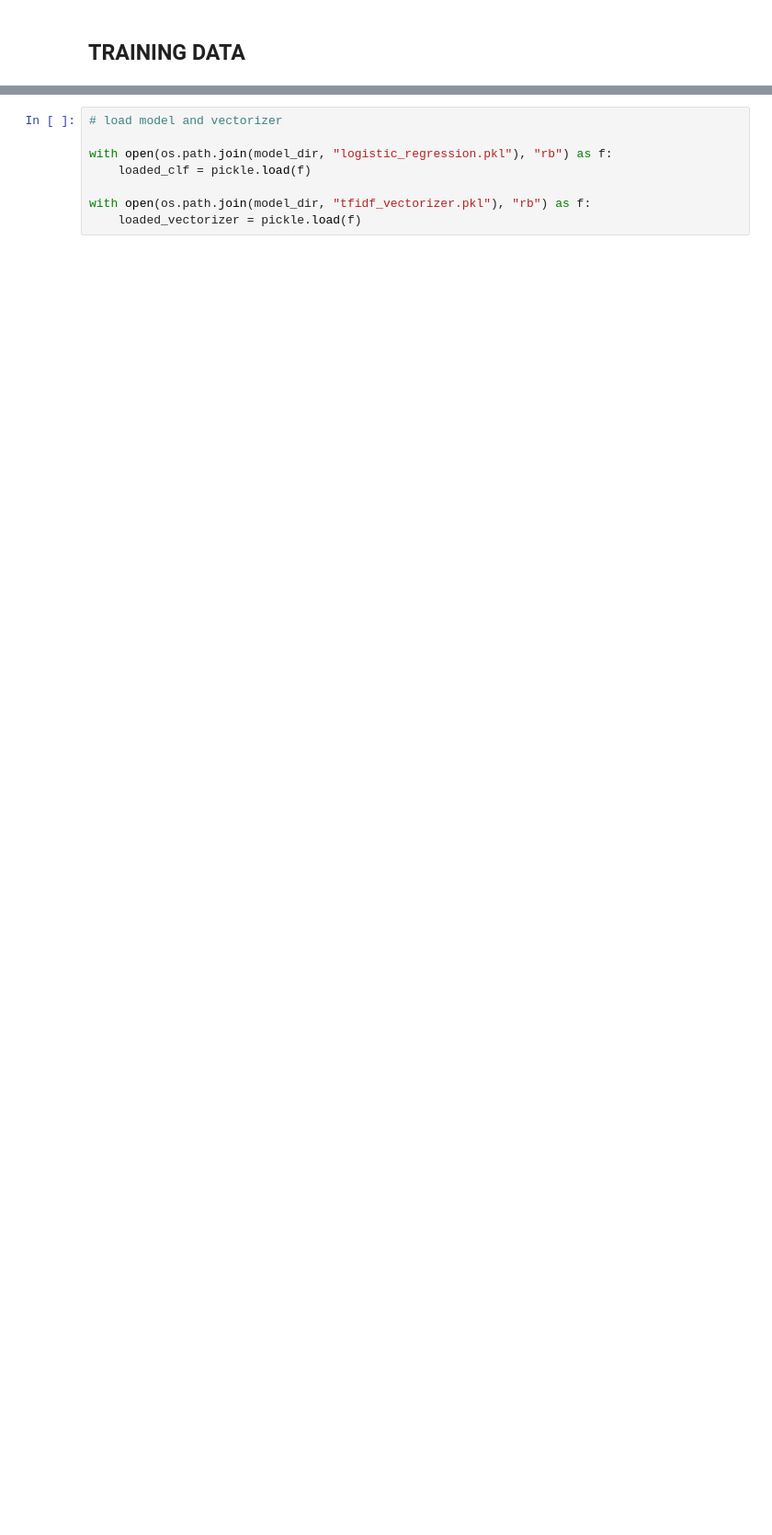
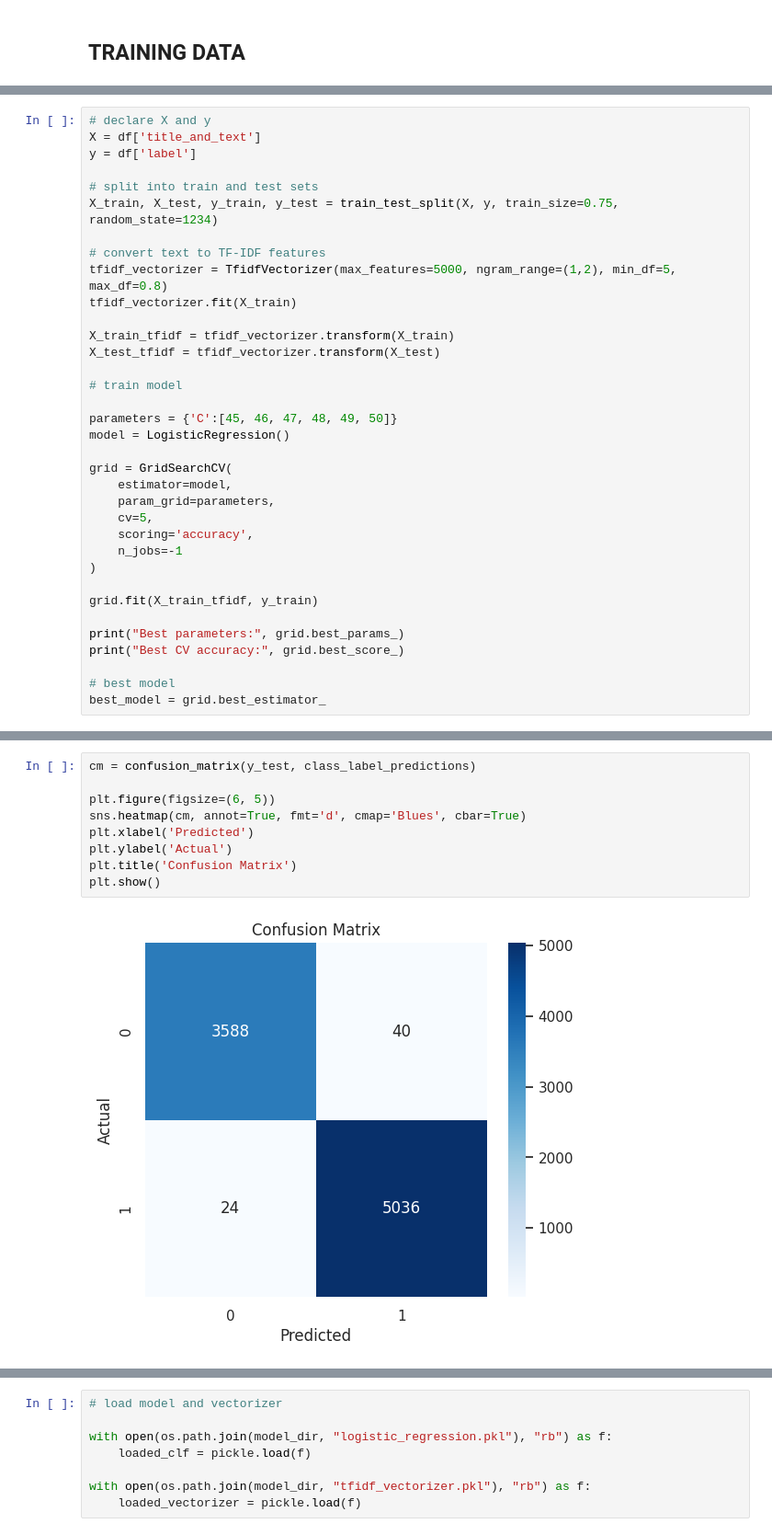
Before and after one commit to Accenture-AI-Studio/fake-news, a Jupyter notebook: Logistic_Regression_Model.ipynb, the cells around one changed output, grey strips where cells are left out. Shown: that part at 92% size. Drawn from its saved outputs; the diff is of its cells as text; blank space fills up the shorter version.

```diff
--- a/Logistic_Regression_Model.ipynb
+++ b/Logistic_Regression_Model.ipynb
@@ -438,0 +348,35 @@ ROC AUC: 0.9971
+# %%
+# declare X and y
+X = df['title_and_text']
+y = df['label']
+
+# split into train and test sets
+X_train, X_test, y_train, y_test = train_test_split(X, y, train_size=0.75, random_state=1234)
+
+# convert text to TF-IDF features
+tfidf_vectorizer = TfidfVectorizer(max_features=5000, ngram_range=(1,2), min_df=5, max_df=0.8)
+tfidf_vectorizer.fit(X_train)
+
+X_train_tfidf = tfidf_vectorizer.transform(X_train)
+X_test_tfidf = tfidf_vectorizer.transform(X_test)
+
+# train model
+
+parameters = {'C':[45, 46, 47, 48, 49, 50]}
+model = LogisticRegression()
+
+grid = GridSearchCV(
+    estimator=model,
+    param_grid=parameters,
+    cv=5,
+    scoring='accuracy',
+    n_jobs=-1
+)
+
+grid.fit(X_train_tfidf, y_train)
+
+print("Best parameters:", grid.best_params_)
+print("Best CV accuracy:", grid.best_score_)
+
+# best model
+best_model = grid.best_estimator_
@@ -438,0 +442,11 @@ ROC AUC: 0.9971
+# %%
+cm = confusion_matrix(y_test, class_label_predictions)
+
+plt.figure(figsize=(6, 5))
+sns.heatmap(cm, annot=True, fmt='d', cmap='Blues', cbar=True)
+plt.xlabel('Predicted')
+plt.ylabel('Actual')
+plt.title('Confusion Matrix')
+plt.show()
+# %% [output]
+[figure, added]
```
Also changed, not shown: parts of 14 cells of this notebook.
